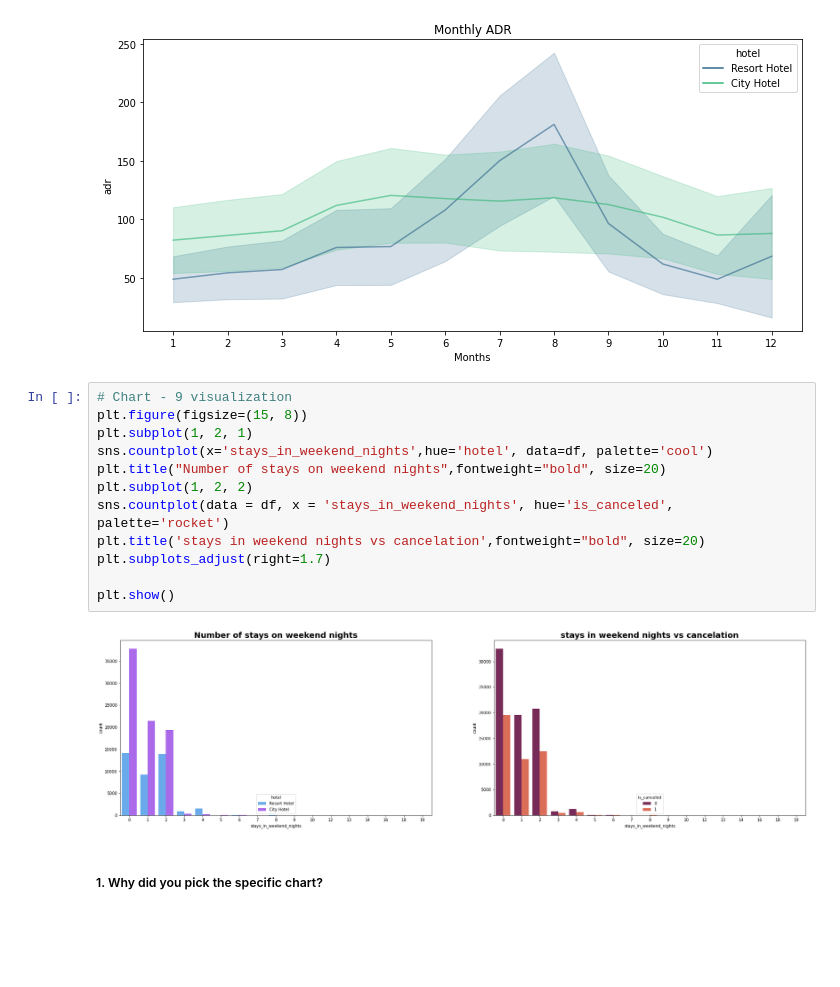
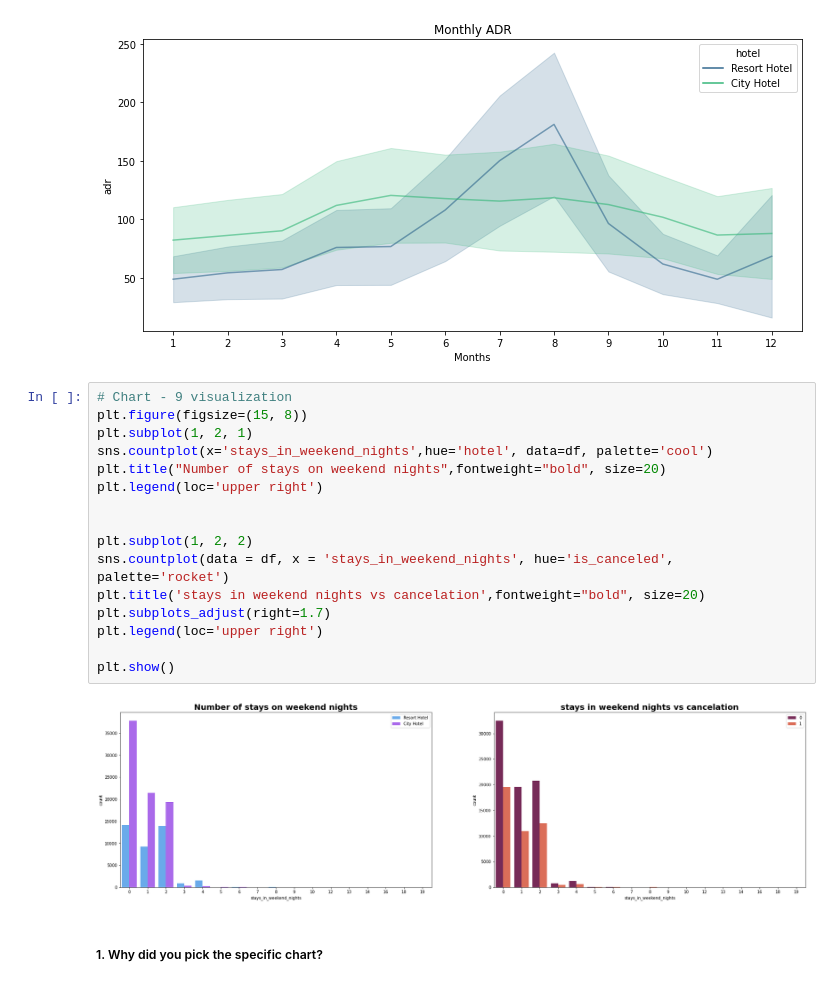
Before and after one commit to ansarshaikh95/EDA-Hotel-booking-analysis, a Jupyter notebook: EDA_Hotel_booking_Analysis.ipynb, the cells around one changed output. Saved outputs shown, nothing was run; the diff lists cells and outputs as text; blank space fills up the shorter version.

```diff
--- a/EDA_Hotel_booking_Analysis.ipynb
+++ b/EDA_Hotel_booking_Analysis.ipynb
@@ -1025,17 +1054,21 @@ plt.tight_layout()
 # %%
 # Chart - 9 visualization
 plt.figure(figsize=(15, 8))
 plt.subplot(1, 2, 1)
 sns.countplot(x='stays_in_weekend_nights',hue='hotel', data=df, palette='cool')
 plt.title("Number of stays on weekend nights",fontweight="bold", size=20)
+plt.legend(loc='upper right')
+
+
 plt.subplot(1, 2, 2)
 sns.countplot(data = df, x = 'stays_in_weekend_nights', hue='is_canceled', palette='rocket')
 plt.title('stays in weekend nights vs cancelation',fontweight="bold", size=20)
 plt.subplots_adjust(right=1.7)
+plt.legend(loc='upper right')
 
 plt.show()
 # %% [output]
-[figure, old version]
+[figure, new version]
 # %% [markdown]
 ##### 1. Why did you pick the specific chart?
 # %% [markdown]
```
Also changed, not shown: parts of 21 cells of this notebook.
